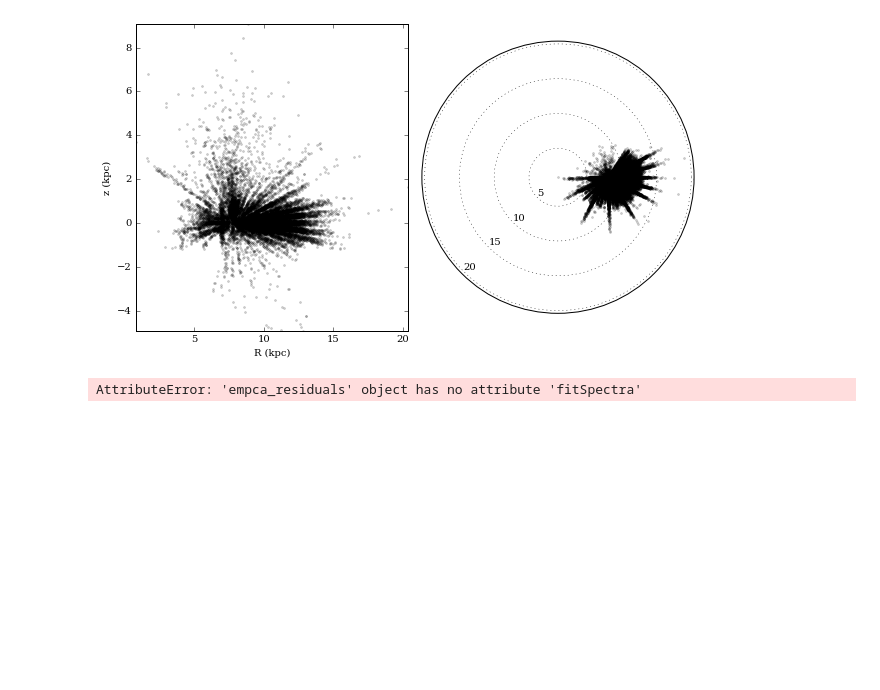
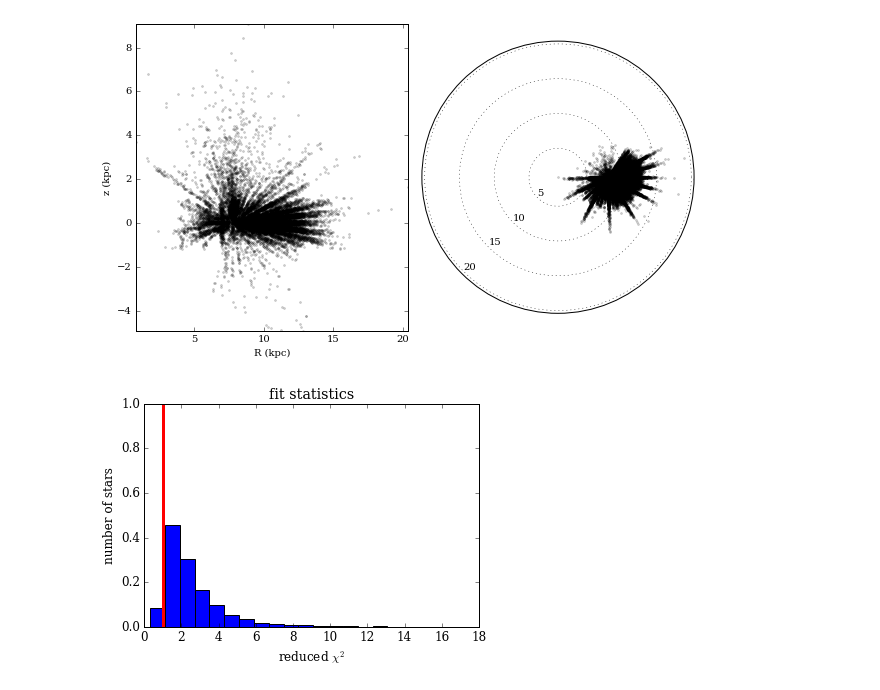
Before and after one commit to NatalieP-J/rcapogee-plots, a Jupyter notebook: red_clump_EMPCA.ipynb, the cells around one changed output. Drawn from its saved outputs; the diff is of its cells as text; code cells hidden in the pictures; blank space fills up the shorter version.

```diff
--- a/red_clump_EMPCA.ipynb
+++ b/red_clump_EMPCA.ipynb
@@ -28,11 +30,13 @@ if doplot == True:
 # otherwise search in file
 redc.findResiduals(gen=False)
 redc.fitStatistic()
-if doplot == True:
-    redc.plotHistogram(rc.fitReducedChi,title = 'fit statistics',
-                     xlabel='reduced $\chi^2$')
-# %% [output]
-AttributeError: 'empca_residuals' object has no attribute 'fitSpectra'
+# %%
+if doplot == True:
+    redc.plotHistogram(redc.fitReducedChi,title = 'fit statistics',
+                     xlabel='reduced $\chi^2$',bins=20)
+    plt.axvline(1,lw=3,color='r')
+# %% [output]
+[figure, added]
 # %%
 # Show an example of the fit
 if doplot == True:
```
Also changed, not shown: parts of 7 cells of this notebook, 4 other files.
